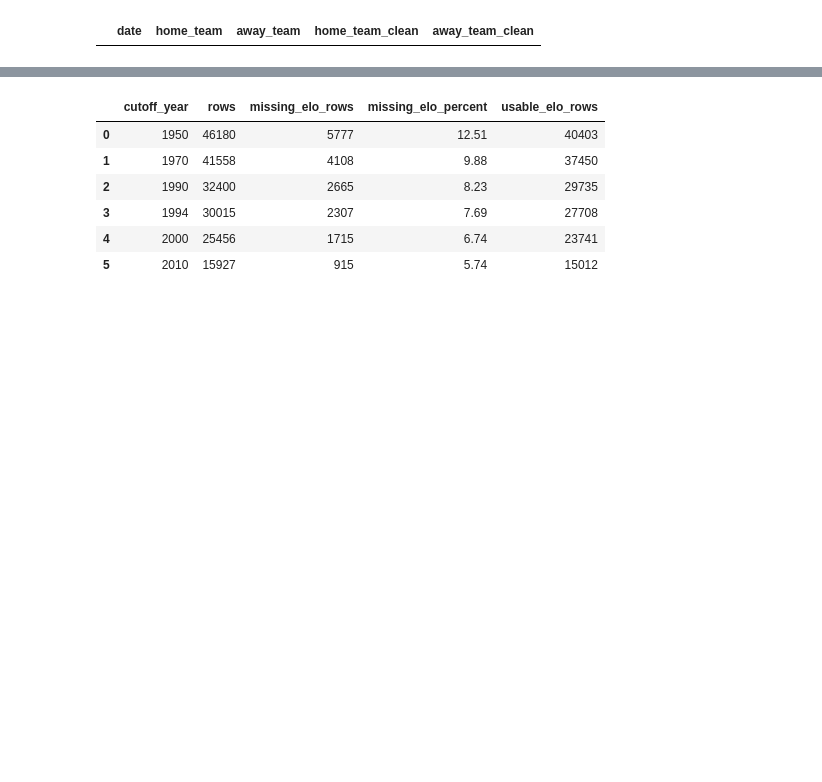
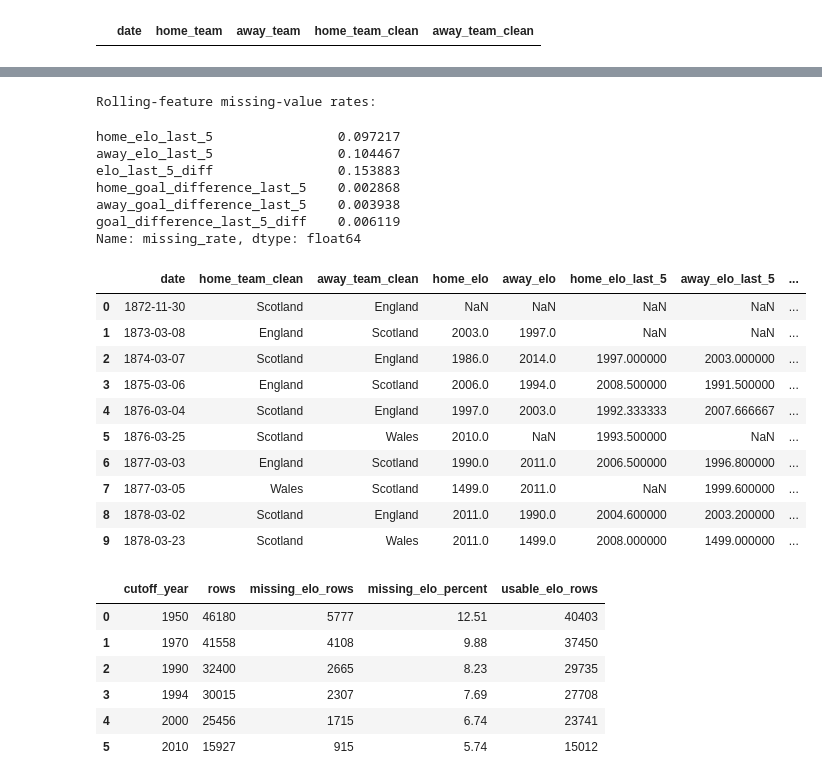
Before and after one commit to katuhuynh/ucb_mids_207_world_cup_prediction_model, a Jupyter notebook: notebooks/02_data_preprocessing_organized.ipynb, the cells around one changed output, grey strips where cells are left out. Drawn from its saved outputs; the diff is of its cells as text; code cells hidden in the pictures; blank space fills up the shorter version.

```diff
--- a/notebooks/02_data_preprocessing_organized.ipynb
+++ b/notebooks/02_data_preprocessing_organized.ipynb
@@ -712,3 +871,68 @@ dtype: int64
+# %%
+model_df["elo_last_5_diff"] = (
+    model_df["home_elo_last_5"]
+    - model_df["away_elo_last_5"]
+)
+
+model_df["goal_difference_last_5_diff"] = (
+    model_df["home_goal_difference_last_5"]
+    - model_df["away_goal_difference_last_5"]
+)
+# %%
+# Check the output
+rolling_feature_cols = [
+    "home_elo_last_5",
+    "away_elo_last_5",
+    "elo_last_5_diff",
+    "home_goal_difference_last_5",
+    "away_goal_difference_last_5",
+    "goal_difference_last_5_diff"
+]
+
+print("Rolling-feature missing-value rates:")
+
+display(
+    model_df[
+        rolling_feature_cols
+    ]
+    .isna()
+    .mean()
+    .rename("missing_rate")
+)
+
+display(
+    model_df[
+        [
+            "date",
+            "home_team_clean",
+            "away_team_clean",
+            "home_elo",
+            "away_elo",
+            *rolling_feature_cols
+        ]
+    ]
+    .head(10)
+)
+# %% [output]
+Rolling-feature missing-value rates:
+home_elo_last_5                0.097217
+away_elo_last_5                0.104467
+elo_last_5_diff                0.153883
+home_goal_difference_last_5    0.002868
+away_goal_difference_last_5    0.003938
+goal_difference_last_5_diff    0.006119
+Name: missing_rate, dtype: float64
+|  | date | home_team_clean | away_team_clean | home_elo | away_elo | home_elo_last_5 | away_elo_last_5 | ... |
+| 0 | 1872-11-30 | Scotland | England | NaN | NaN | NaN | NaN | ... |
+| 1 | 1873-03-08 | England | Scotland | 2003.0 | 1997.0 | NaN | NaN | ... |
+| 2 | 1874-03-07 | Scotland | England | 1986.0 | 2014.0 | 1997.000000 | 2003.000000 | ... |
+| 3 | 1875-03-06 | England | Scotland | 2006.0 | 1994.0 | 2008.500000 | 1991.500000 | ... |
+| 4 | 1876-03-04 | Scotland | England | 1997.0 | 2003.0 | 1992.333333 | 2007.666667 | ... |
+| 5 | 1876-03-25 | Scotland | Wales | 2010.0 | NaN | 1993.500000 | NaN | ... |
+| 6 | 1877-03-03 | England | Scotland | 1990.0 | 2011.0 | 2006.500000 | 1996.800000 | ... |
+| 7 | 1877-03-05 | Wales | Scotland | 1499.0 | 2011.0 | NaN | 1999.600000 | ... |
+| 8 | 1878-03-02 | Scotland | England | 2011.0 | 1990.0 | 2004.600000 | 2003.200000 | ... |
+| 9 | 1878-03-23 | Scotland | Wales | 2011.0 | 1499.0 | 2008.000000 | 1499.000000 | ... |
 # %%
 # Compare possible year restrictions by Elo coverage.
 coverage_summary = []
```
Also changed, not shown: parts of 8 cells of this notebook, 13 other files.
